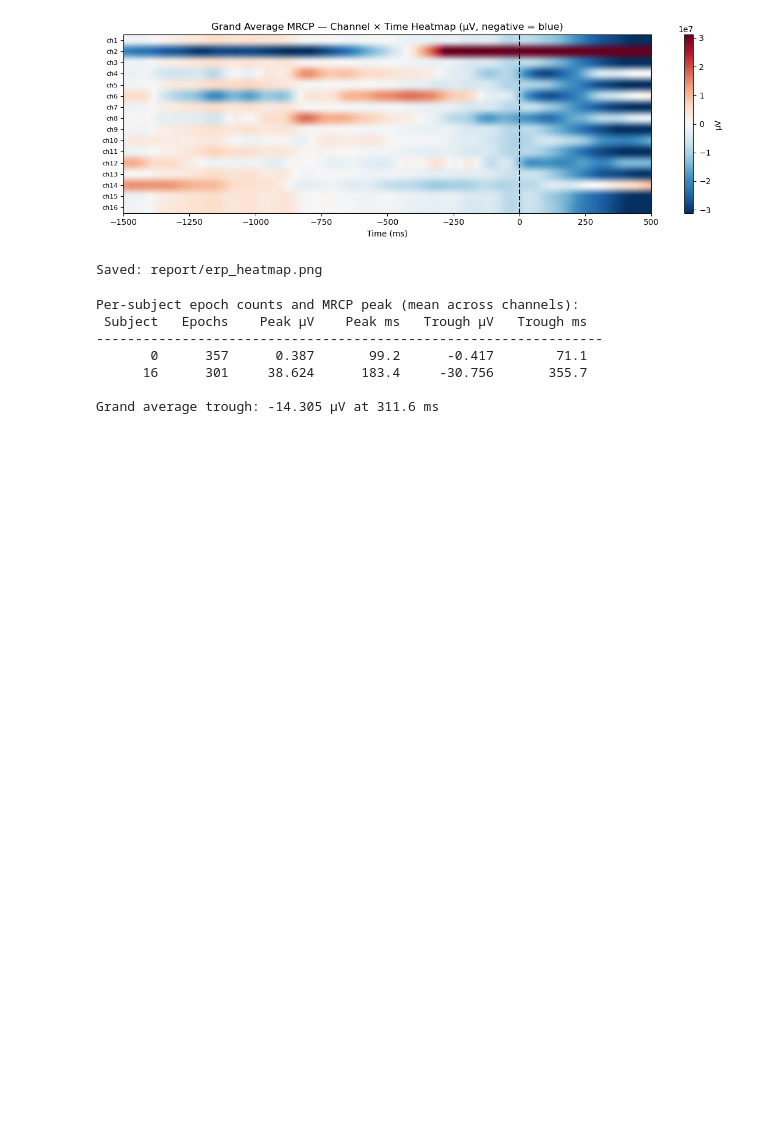
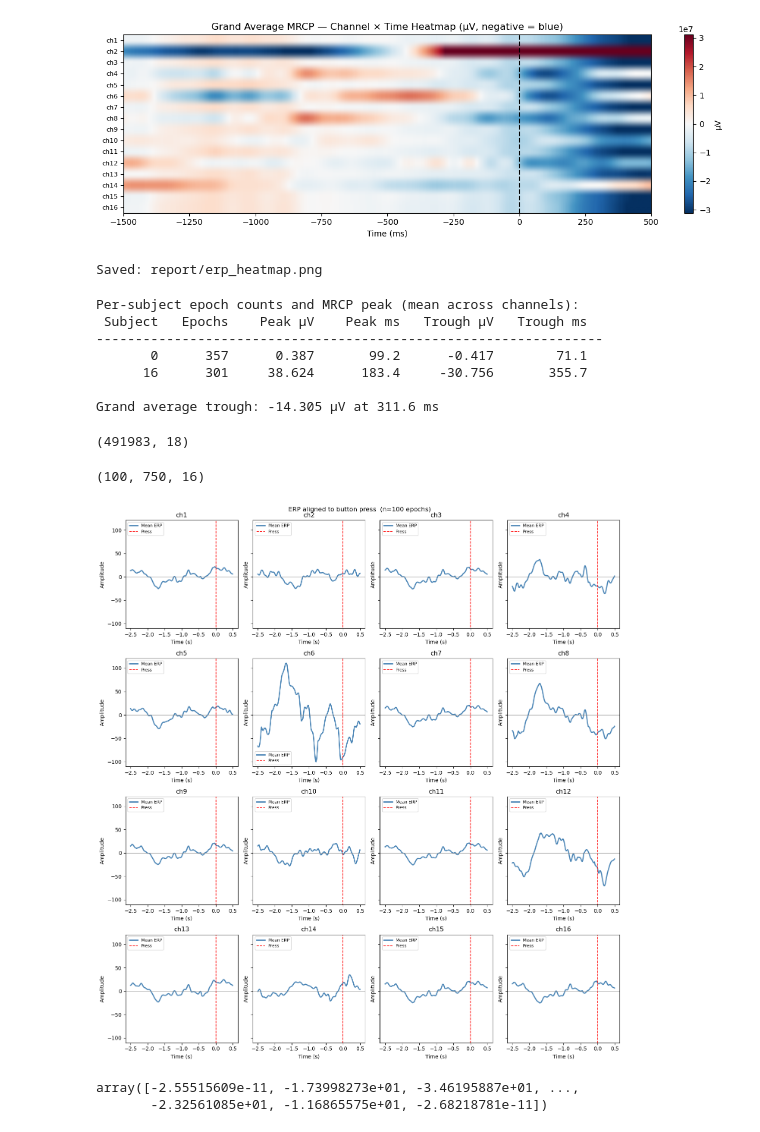
Before and after one commit to ViniciusLima94/EEG, a Jupyter notebook: notebooks/eeg_erp_evoked.ipynb, the cells around one changed output. Saved outputs shown, nothing was run; the diff lists cells and outputs as text; code cells hidden in the pictures; blank space fills up the shorter version.

```diff
--- a/notebooks/eeg_erp_evoked.ipynb
+++ b/notebooks/eeg_erp_evoked.ipynb
@@ -244,0 +248,60 @@ Grand average trough: -14.305 µV at 311.6 ms
+# %%
+dfs = []
+for trial in tqdm(range(10)):
+    df_, _ = load_trial(16, 'gng', trial, '../data/subject16/',
+                        fs=250, lp=0.5, hp=8.0,
+                        decimate=1, car=True,
+                        despike_sigma=5, clip_percentile=1)
+    onsets = np.concatenate(([0], np.diff(df_['button'].values) > 0))
+    df_['button'] = onsets
+    dfs.append(df_)
+df = pd.concat(dfs, ignore_index=True)
+print(df.shape)
+# %% [output]
+(491983, 18)
+# %%
+FS = 250 # Sampling frequency
+w_b, w_a = int( 2.5 * FS ), int( .5 * FS ) # Window around button onset (T * fs = N)
+delta = w_a + w_b
+times = np.arange(-w_b, w_a) / FS  # seconds
+# %%
+EEG_COLS = [f'ch{n}' for n in range(1, 17)]
+all_onsets = np.where(df.button)[0]
+
+snipets = []
+for onset in all_onsets[100:200]:
+    if onset - w_b >= 0 and onset + w_a <= len(df):
+        snipets.append(
+            df[EEG_COLS].iloc[onset - w_b:onset + w_a].values
+        )
+
+snipets = np.stack(snipets)  # (n_epochs, T, 16)
+baseline = snipets[:, :w_b, :].mean(axis=1, keepdims=True)
+snipets = snipets - baseline
+print(snipets.shape)
+# %% [output]
+(100, 750, 16)
+# %%
+fig, axes = plt.subplots(4, 4, figsize=(14, 15), sharey=True)
+ch_names = [f'ch{n}' for n in range(1, 17)]
+
+for ch_idx, ax in enumerate(axes.flatten()):
+    erp = snipets[:, :, ch_idx].mean(axis=0)
+    ax.plot(times, erp, color='steelblue', lw=2, label='Mean ERP')
+    ax.axvline(0, -50, 50, color='red', lw=1.2, ls='--', label='Press')
+    ax.axhline(0, color='gray', lw=0.5)
+    ax.set_xlabel('Time (s)')
+    ax.set_ylabel('Amplitude')
+    ax.set_title(ch_names[ch_idx])
+    ax.legend(fontsize=8)
+
+fig.suptitle(f'ERP aligned to button press  (n={len(snipets)} epochs)', fontsize=12)
+plt.tight_layout()
+plt.show()
+# %% [output]
+[figure, added]
+# %%
+df.ch16.values
+# %% [output]
+array([-2.55515609e-11, -1.73998273e+01, -3.46195887e+01, ...,
+       -2.32561085e+01, -1.16865575e+01, -2.68218781e-11])
```
Also changed, not shown: parts of 8 cells of this notebook, 5 other files.
